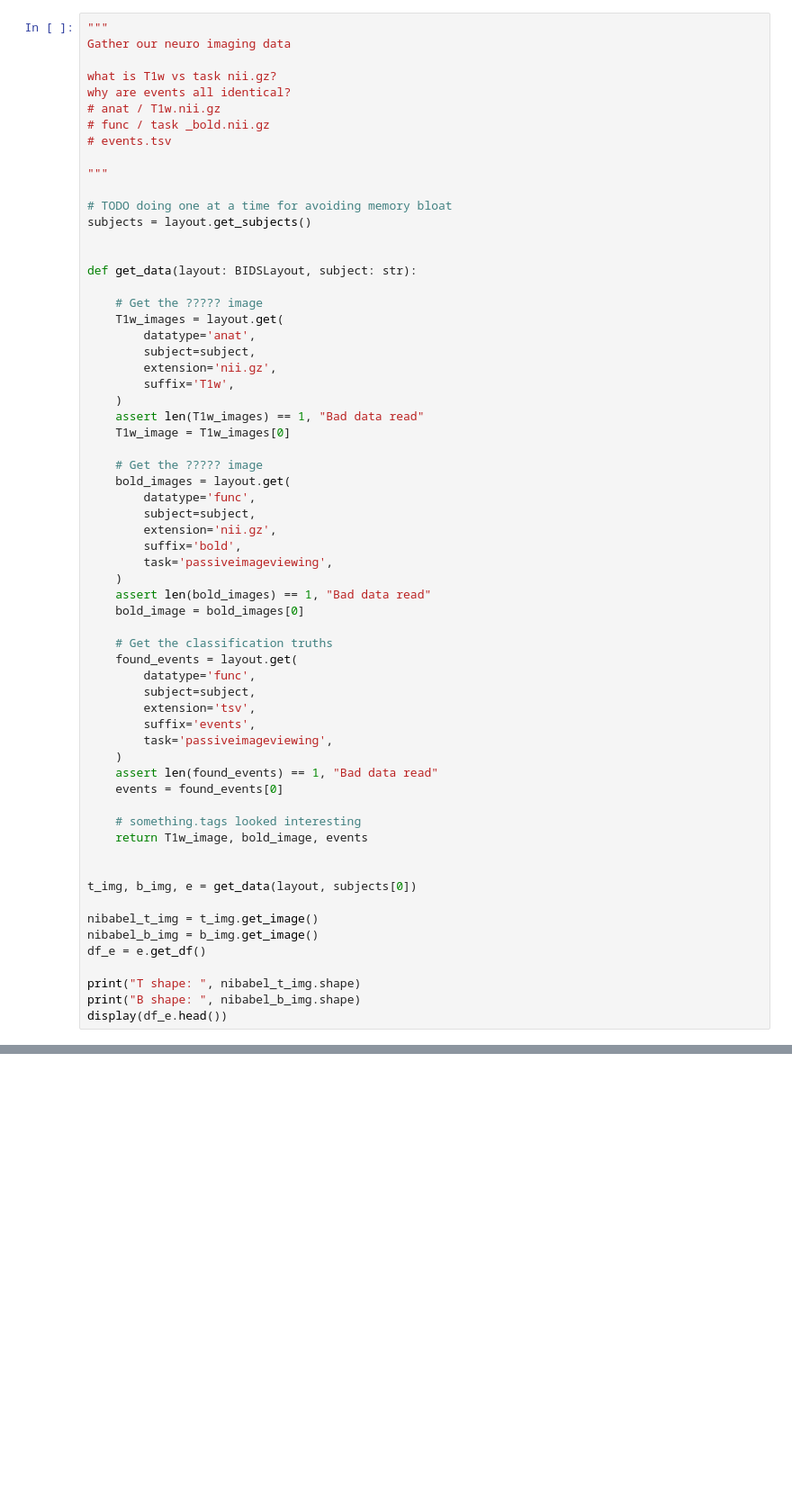
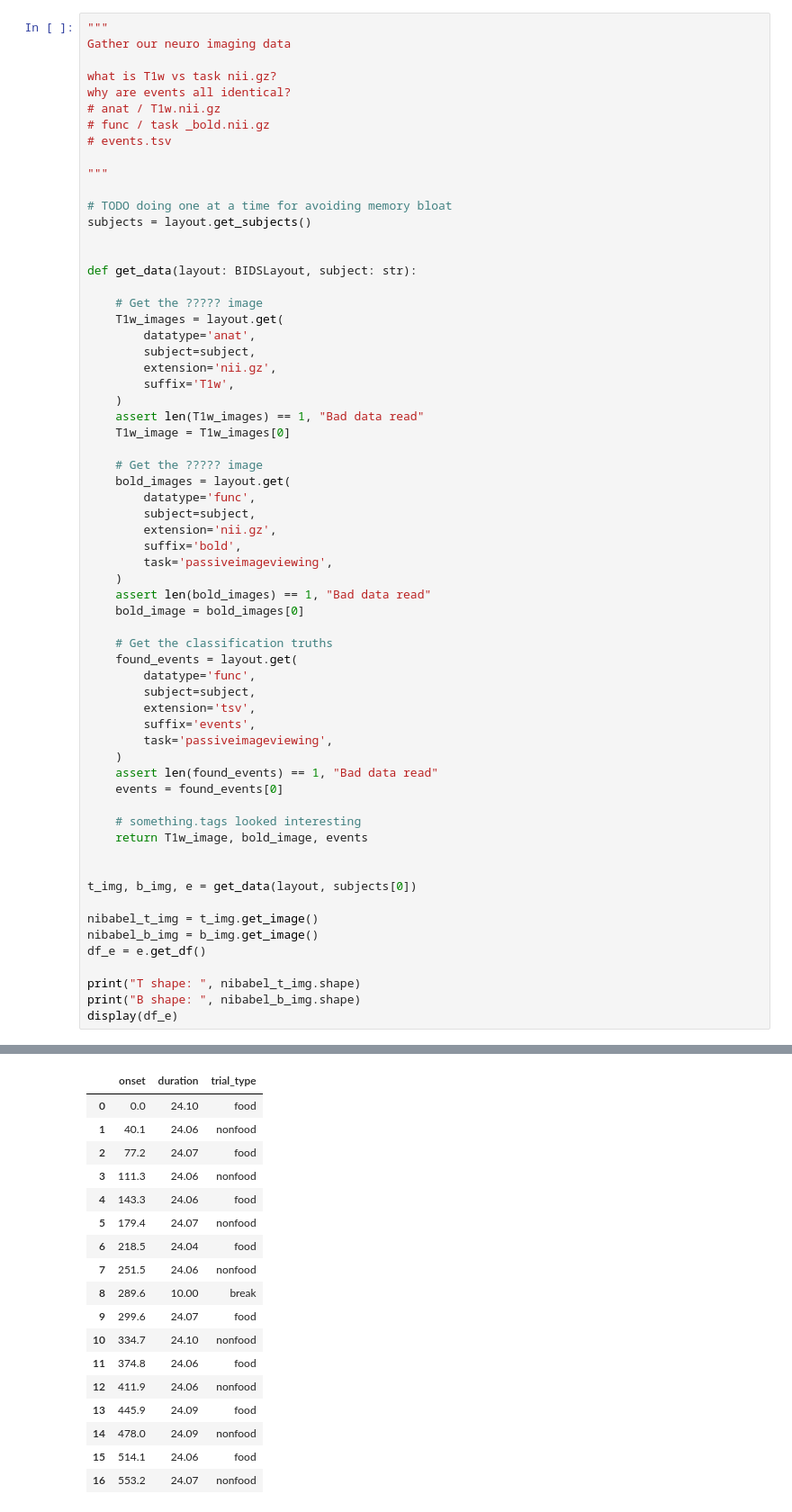
Before and after one commit to e-m-albright/CS682, a Jupyter notebook: learn_bids.ipynb, the cells around one changed output, grey strips where cells are left out. Shown at 90% size. Cells and saved outputs as stored; diff of their text form; blank space fills up the shorter version.

```diff
--- a/learn_bids.ipynb
+++ b/learn_bids.ipynb
@@ -140,4 +192,5 @@ df_e = e.get_df()
 
 print("T shape: ", nibabel_t_img.shape)
 print("B shape: ", nibabel_b_img.shape)
-display(df_e.head())
+display(df_e)
+# %% [output]
@@ -143,0 +199,18 @@ display(df_e.head())
+|  | onset | duration | trial_type |
+| 0 | 0.0 | 24.10 | food |
+| 1 | 40.1 | 24.06 | nonfood |
+| 2 | 77.2 | 24.07 | food |
+| 3 | 111.3 | 24.06 | nonfood |
+| 4 | 143.3 | 24.06 | food |
+| 5 | 179.4 | 24.07 | nonfood |
+| 6 | 218.5 | 24.04 | food |
+| 7 | 251.5 | 24.06 | nonfood |
+| 8 | 289.6 | 10.00 | break |
+| 9 | 299.6 | 24.07 | food |
+| 10 | 334.7 | 24.10 | nonfood |
+| 11 | 374.8 | 24.06 | food |
+| 12 | 411.9 | 24.06 | nonfood |
+| 13 | 445.9 | 24.09 | food |
+| 14 | 478.0 | 24.09 | nonfood |
+| 15 | 514.1 | 24.06 | food |
+| 16 | 553.2 | 24.07 | nonfood |
```
Also changed, not shown: parts of 19 cells of this notebook, 3 other files.
